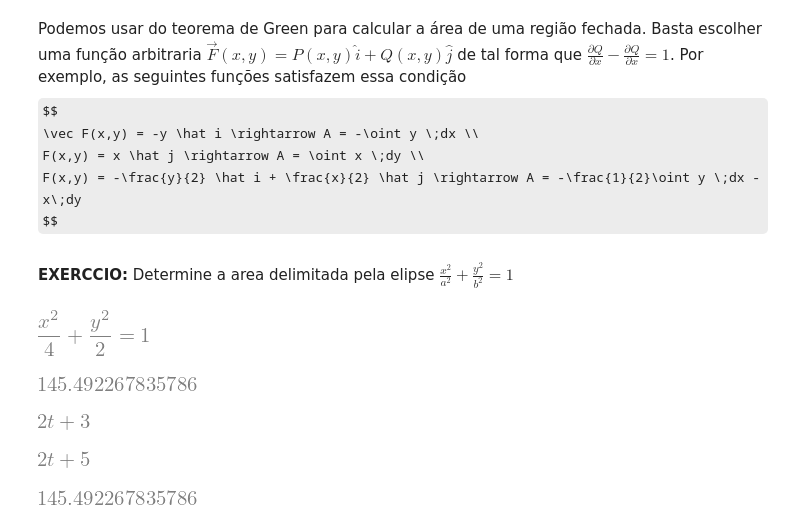
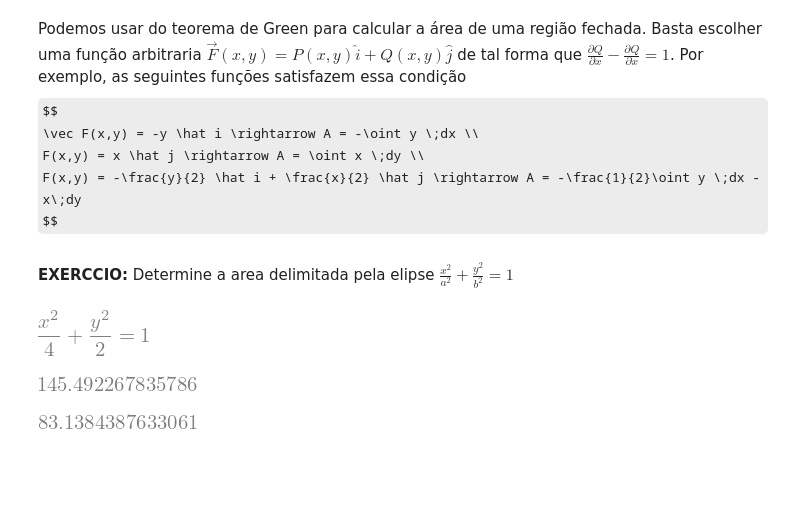
Before and after one commit to vnikoofard/vector-calculus-with-computer, a Jupyter notebook: Sympy/10-Teorema_de_Green.ipynb, the cells around one changed output. Drawn from its saved outputs; the diff is of its cells as text; code cells hidden in the pictures; some formulas as TeX source; blank space fills up the shorter version.

Commit message:
line_integral update

```diff
--- a/Sympy/10-Teorema_de_Green.ipynb
+++ b/Sympy/10-Teorema_de_Green.ipynb
@@ -68,30 +69,41 @@ def line_integral_scalar(field,curve,a):
     '''
     - Arguments:
         `field`: Scalar field F(x,y,z).
-        `curve`: aparametrized curve r(t) = x(t)i + y(t)j + z(t)k
-        `a`:(Tuple) (parameter of the curve, initial point, final point)
+        `curve`: one or a list of parametrized curve r(t) = x(t)i + y(t)j + z(t)k
+        `a`: a tuple or a list of tuples each one as (parameter of the curve, initial point, final point
         Note: if the field is tridimensional, the curve also must have the same dimension.
     - Return:
-        line integral of the scalar filed along the curve (a list of curves) for the given interval.
+        line integral of the scalar filed along the curve(s) for the given interval(s).
 
+    ===================
+    Example:
+        import sympy as sp
+        import av_utils as av
+        x,y,z = sp.symbols('x y z')
+        def field(x,y,z):
+            return z**2 +x +y
+        l = av.lines([(1,2,3), (3,4,5),(5,6,7)])
+        av.line_integral_scalar(z, curve=l, a=(t,0,3)) # one interval for all curves
+        av.line_integral_scalar(z, curve=l, a=((t,0,3),(t,0,1))) #one interval for each curve
     '''
     global x,y,z
 
 
-    if type(curve) is list or type(curve) is tuple:
+    if isinstance(curve, Iterable):
         R = list(curve[0].separate().keys())[0]
-        if len(curve) != len(a):
-            a = len(curve)*a
+        if not isinstance(a[0], Iterable):
+            a = len(curve)*(a,)
     else:
         R = list(curve.separate().keys())[0]
         curve = list(curve)
+        a = list(a)
 
 
-    integrand = 0
-    for item in curve:
+    integral = 0
+    for item,var in zip(curve,a):
         param = [p for p in item.free_symbols if not p.is_Vector]
         assert len(param)==1, "A curve has only one parameter"
-        assert param[0]==a[0], "the parameter of the curve must be the same as the integration variable."
+        assert param[0]==var[0], "the parameter of the curve must be the same as the integration variable."
         rx,ry,rz = item.dot(R.i),item.dot(R.j),item.dot(R.k)
 
         # parametrizing the field using the curve parametric equation
@@ -99,9 +111,10 @@ def line_integral_scalar(field,curve,a):
         module = item.diff().magnitude().simplify()
 
 
-        integrand += (parametrized_field*module).simplify()
+        integrand = (parametrized_field*module).simplify()
+        integral += sp.integrate(integrand,var).evalf()
 
-    return sp.integrate(integrand,a).evalf()
+    return integral
 # %%
 def field(x,y,z):
     return z
@@ -112,8 +125,6 @@ line_integral_scalar(z, curve=l, a=(t,0,3))
 # %% [output]
 [figure]
 # %%
-line_integral_scalar(field=field(x,y,z), curve=l[:1], a=(t,0,3)) + line_integral_scalar(field=field(x,y,z), curve=l[1:], a=(t,0,3))
+line_integral_scalar(z, curve=l, a=((t,0,3),(t,0,1)))
 # %% [output]
-[figure, old version]
+[figure, new version]
-[figure, removed]
-[figure, removed]
```
Also changed, not shown: parts of 1 cell of this notebook, 1 other file.
